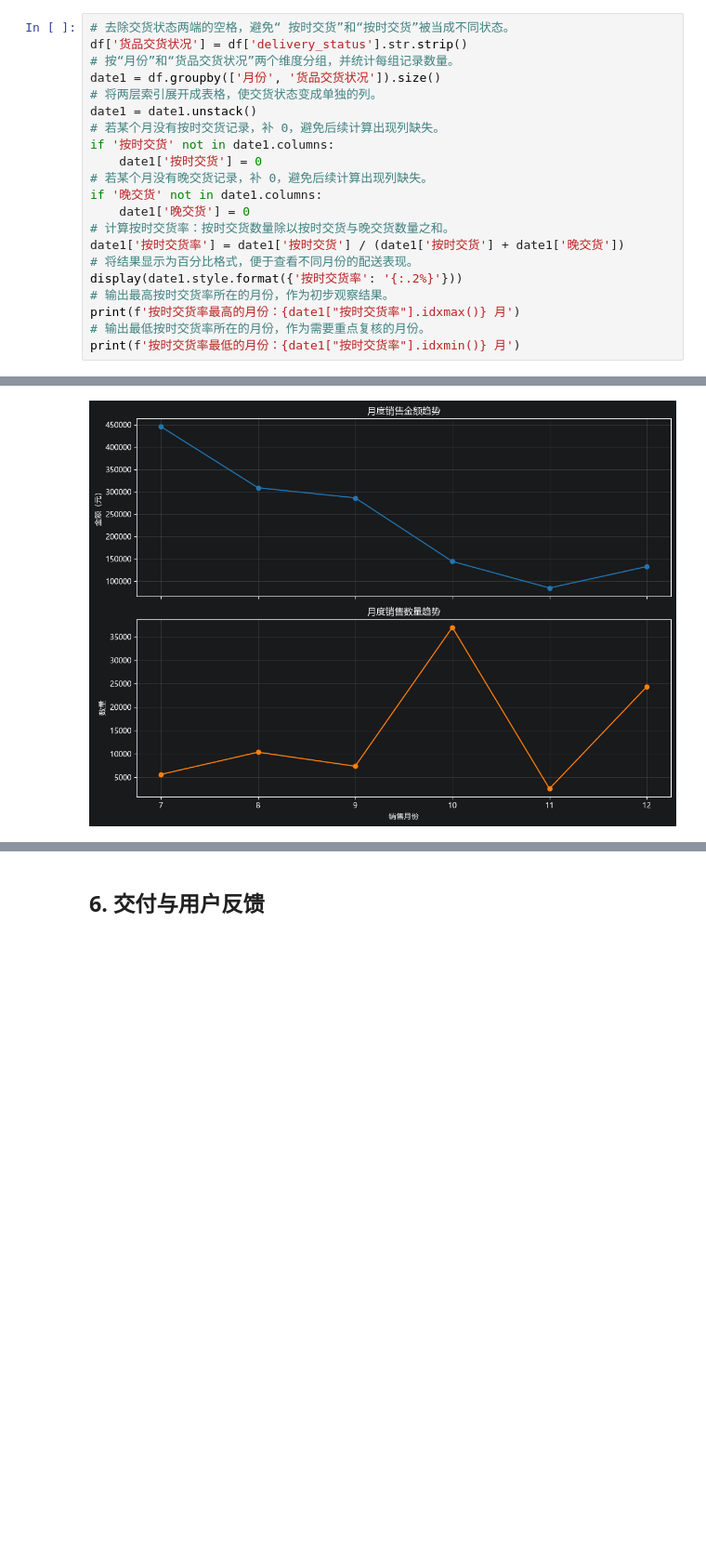
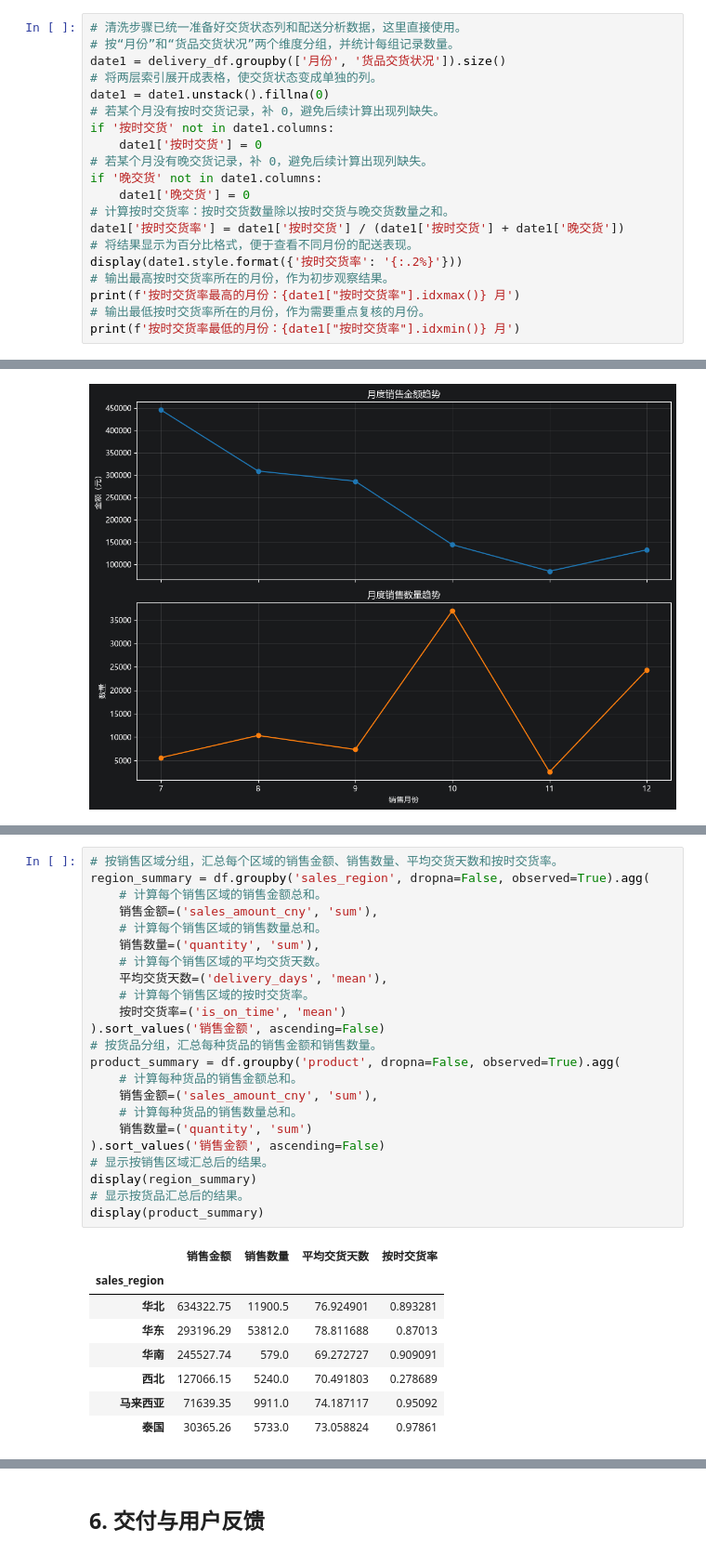
Before and after one commit to Jinjlejune/_-__, a Jupyter notebook: 物流销售数据分析.ipynb, the cells around one changed output, grey strips where cells are left out. Shown at 93% size. Saved outputs shown, nothing was run; the diff lists cells and outputs as text; blank space fills up the shorter version.

```diff
--- a/物流销售数据分析.ipynb
+++ b/物流销售数据分析.ipynb
@@ -223,12 +246,11 @@ print(f'销售金额标准差过大异常：{outlier_summary.loc["销售金额
 
 按月份比较按时交货和晚交货数量，计算每个月的按时交货率，用于观察季节变化是否可能影响配送表现。
 # %%
-# 去除交货状态两端的空格，避免“ 按时交货”和“按时交货”被当成不同状态。
-df['货品交货状况'] = df['delivery_status'].str.strip()
+# 清洗步骤已统一准备好交货状态列和配送分析数据，这里直接使用。
 # 按“月份”和“货品交货状况”两个维度分组，并统计每组记录数量。
-date1 = df.groupby(['月份', '货品交货状况']).size()
+date1 = delivery_df.groupby(['月份', '货品交货状况']).size()
 # 将两层索引展开成表格，使交货状态变成单独的列。
-date1 = date1.unstack()
+date1 = date1.unstack().fillna(0)
 # 若某个月没有按时交货记录，补 0，避免后续计算出现列缺失。
 if '按时交货' not in date1.columns:
     date1['按时交货'] = 0
@@ -357,0 +403,32 @@ display(region_summary); display(product_summary)
+# %%
+# 按销售区域分组，汇总每个区域的销售金额、销售数量、平均交货天数和按时交货率。
+region_summary = df.groupby('sales_region', dropna=False, observed=True).agg(
+    # 计算每个销售区域的销售金额总和。
+    销售金额=('sales_amount_cny', 'sum'),
+    # 计算每个销售区域的销售数量总和。
+    销售数量=('quantity', 'sum'),
+    # 计算每个销售区域的平均交货天数。
+    平均交货天数=('delivery_days', 'mean'),
+    # 计算每个销售区域的按时交货率。
+    按时交货率=('is_on_time', 'mean')
+).sort_values('销售金额', ascending=False)
+# 按货品分组，汇总每种货品的销售金额和销售数量。
+product_summary = df.groupby('product', dropna=False, observed=True).agg(
+    # 计算每种货品的销售金额总和。
+    销售金额=('sales_amount_cny', 'sum'),
+    # 计算每种货品的销售数量总和。
+    销售数量=('quantity', 'sum')
+).sort_values('销售金额', ascending=False)
+# 显示按销售区域汇总后的结果。
+display(region_summary)
+# 显示按货品汇总后的结果。
+display(product_summary)
+# %% [output]
+|  | 销售金额 | 销售数量 | 平均交货天数 | 按时交货率 |
+| sales_region |  |  |  |  |
+| 华北 | 634322.75 | 11900.5 | 76.924901 | 0.893281 |
+| 华东 | 293196.29 | 53812.0 | 78.811688 | 0.87013 |
+| 华南 | 245527.74 | 579.0 | 69.272727 | 0.909091 |
+| 西北 | 127066.15 | 5240.0 | 70.491803 | 0.278689 |
+| 马来西亚 | 71639.35 | 9911.0 | 74.187117 | 0.95092 |
+| 泰国 | 30365.26 | 5733.0 | 73.058824 | 0.97861 |
```
Also changed, not shown: parts of 13 cells of this notebook, 15 other files.
